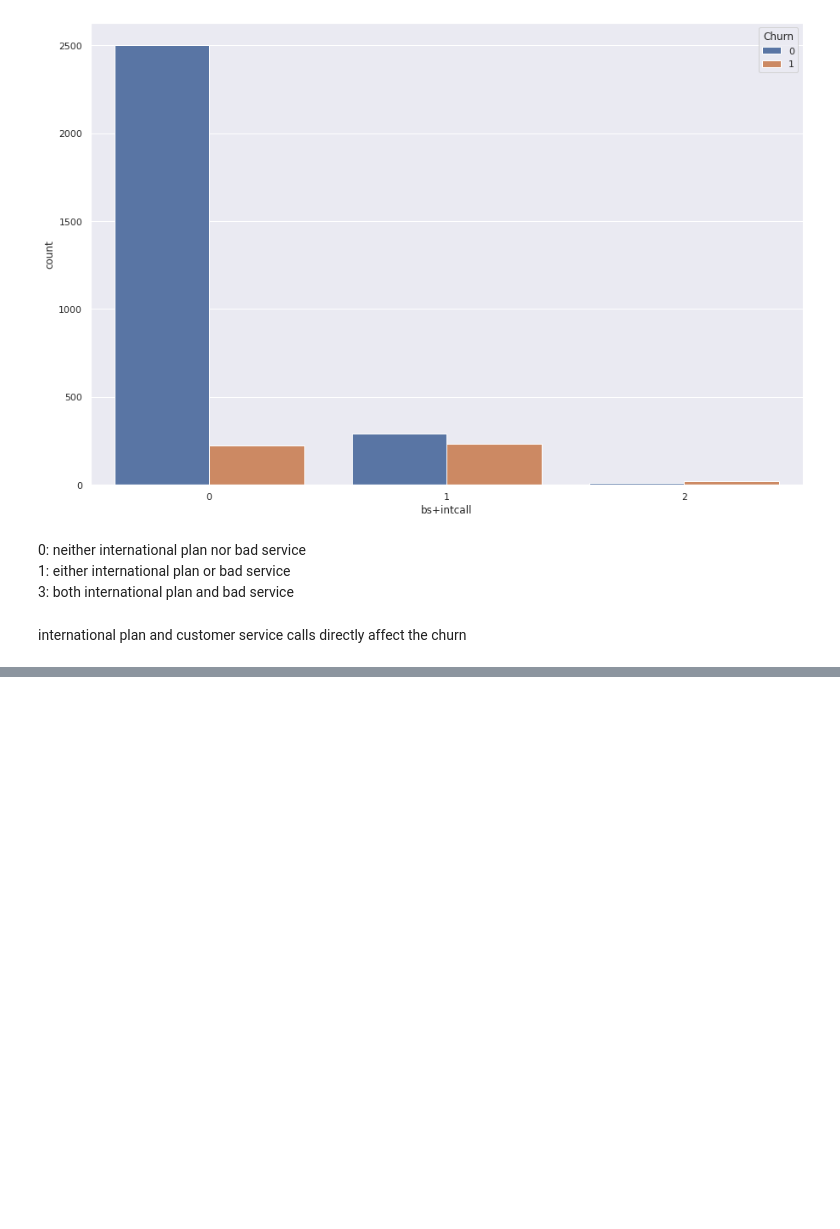
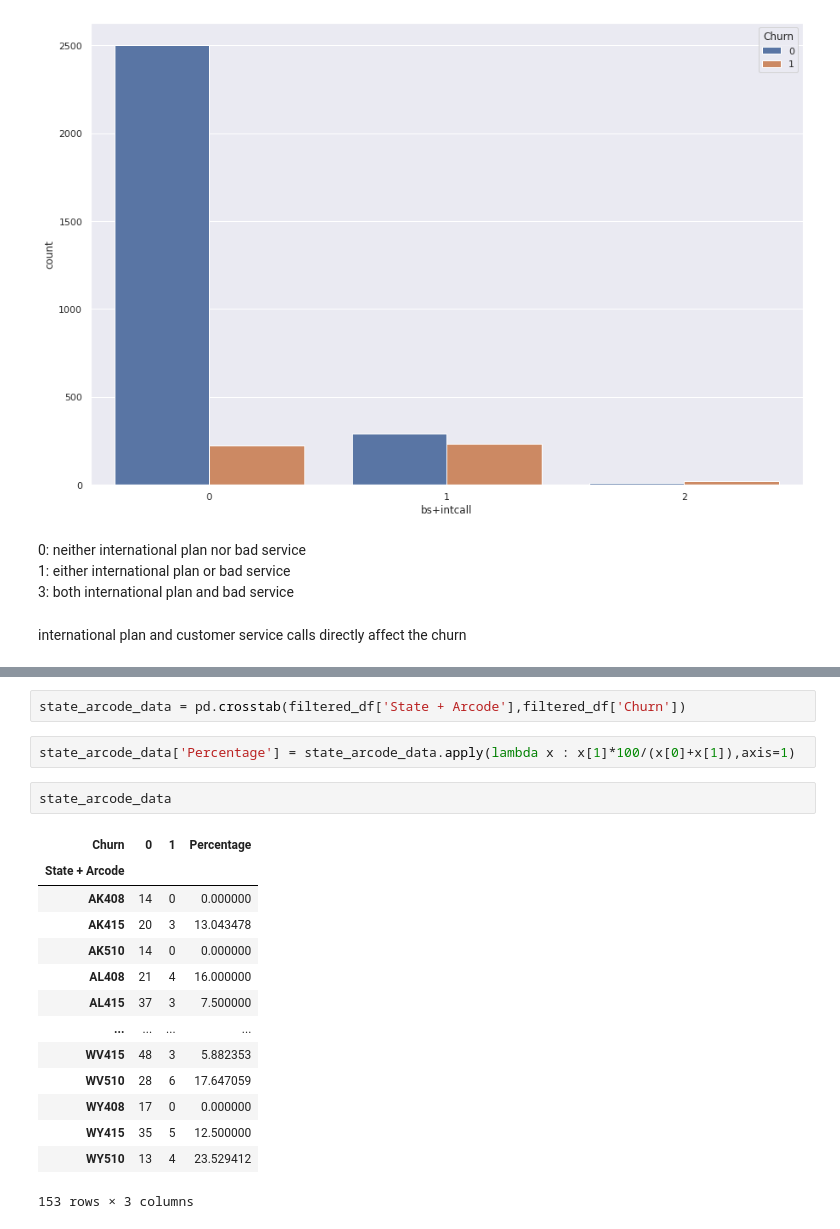
Before and after one commit to martydom/why-do-customer-churn, a Jupyter notebook: Devashish_Bose_Team_1_Capstone_Project.ipynb, the cells around one changed output, grey strips where cells are left out. Cells and saved outputs as stored; diff of their text form; blank space fills up the shorter version.

```diff
--- a/Devashish_Bose_Team_1_Capstone_Project.ipynb
+++ b/Devashish_Bose_Team_1_Capstone_Project.ipynb
@@ -587,0 +604,21 @@ international plan and customer service calls directly affect the churn
+# %%
+state_arcode_data = pd.crosstab(filtered_df['State + Arcode'],filtered_df['Churn'])
+# %%
+state_arcode_data['Percentage'] = state_arcode_data.apply(lambda x : x[1]*100/(x[0]+x[1]),axis=1)
+# %%
+state_arcode_data
+# %% [output]
+| Churn | 0 | 1 | Percentage |
+| State + Arcode |  |  |  |
+| AK408 | 14 | 0 | 0.000000 |
+| AK415 | 20 | 3 | 13.043478 |
+| AK510 | 14 | 0 | 0.000000 |
+| AL408 | 21 | 4 | 16.000000 |
+| AL415 | 37 | 3 | 7.500000 |
+| ... | ... | ... | ... |
+| WV415 | 48 | 3 | 5.882353 |
+| WV510 | 28 | 6 | 17.647059 |
+| WY408 | 17 | 0 | 0.000000 |
+| WY415 | 35 | 5 | 12.500000 |
+| WY510 | 13 | 4 | 23.529412 |
+153 rows × 3 columns
```
Also changed, not shown: parts of 4 cells of this notebook.
